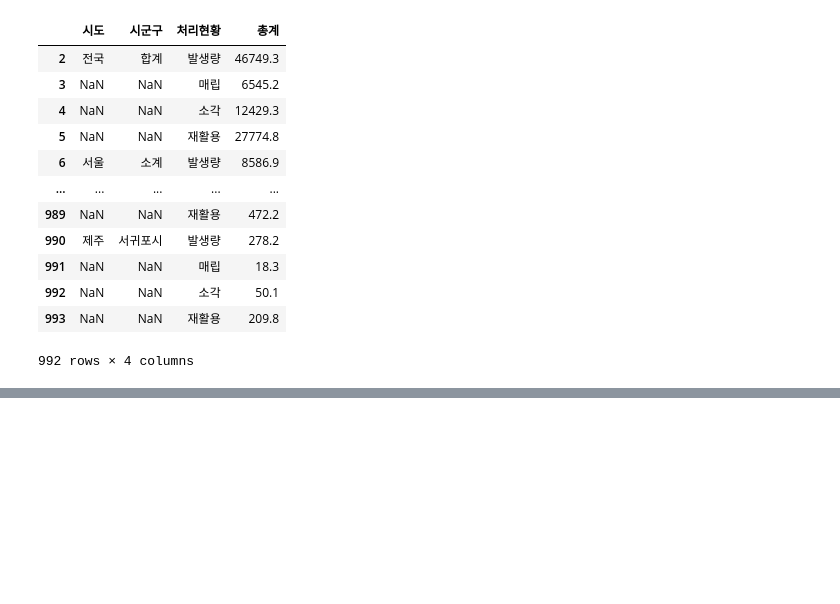
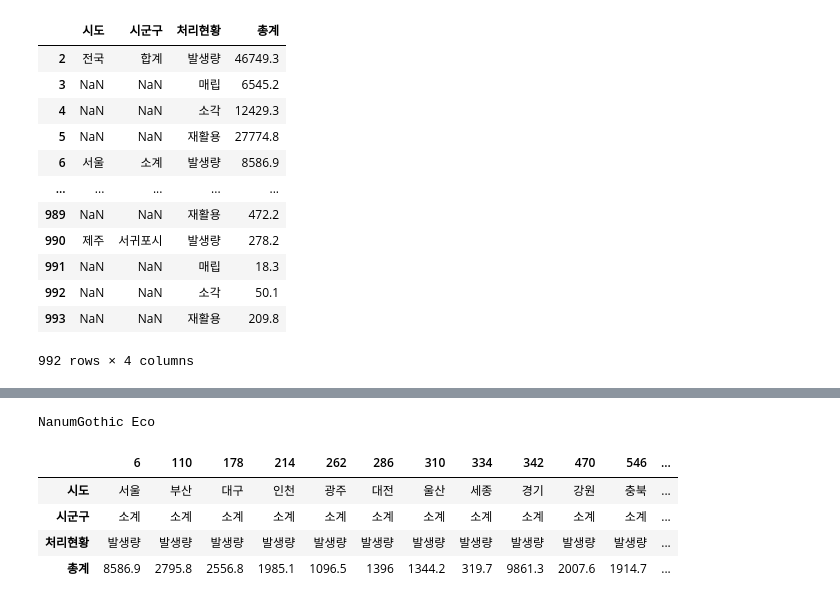
Before and after one commit to JiseonByeon96/PersonalProject, a Jupyter notebook: 지역별_폐기물_발생량_데이터_전처리.ipynb, the cells around one changed output, grey strips where cells are left out. Cells and saved outputs as stored; diff of their text form; code cells hidden in the pictures; blank space fills up the shorter version.

Commit message:
Colaboratory를 통해 생성됨

```diff
--- a/지역별_폐기물_발생량_데이터_전처리.ipynb
+++ b/지역별_폐기물_발생량_데이터_전처리.ipynb
@@ -26,0 +126,12 @@ data
+# %%
+import matplotlib.pyplot as plt
+import matplotlib.font_manager as fm
+
+path = '/usr/share/fonts/truetype/nanum/NanumGothicEco.ttf'  # 설치된 나눔글꼴중 원하는 녀석의 전체 경로를 가져오자
+font_name = fm.FontProperties(fname=path, size=10).get_name()
+print(font_name)
+plt.rc('font', family=font_name)
+
+fm._rebuild()
+# %% [output]
+NanumGothic Eco
@@ -26,0 +155,16 @@ data
+# %%
+import plotly.io as pio
+pio.renderers.default = 'colab'
+data_total
+from IPython.display import display
+import plotly.express as px
+place = list(data_total['시도'])
+total_data = data_total.T
+# %%
+total_data
+# %% [output]
+|  | 6 | 110 | 178 | 214 | 262 | 286 | 310 | 334 | 342 | 470 | 546 | ... |
+| 시도 | 서울 | 부산 | 대구 | 인천 | 광주 | 대전 | 울산 | 세종 | 경기 | 강원 | 충북 | ... |
+| 시군구 | 소계 | 소계 | 소계 | 소계 | 소계 | 소계 | 소계 | 소계 | 소계 | 소계 | 소계 | ... |
+| 처리현황 | 발생량 | 발생량 | 발생량 | 발생량 | 발생량 | 발생량 | 발생량 | 발생량 | 발생량 | 발생량 | 발생량 | ... |
+| 총계 | 8586.9 | 2795.8 | 2556.8 | 1985.1 | 1096.5 | 1396 | 1344.2 | 319.7 | 9861.3 | 2007.6 | 1914.7 | ... |
```
Also changed, not shown: parts of 23 cells of this notebook.
